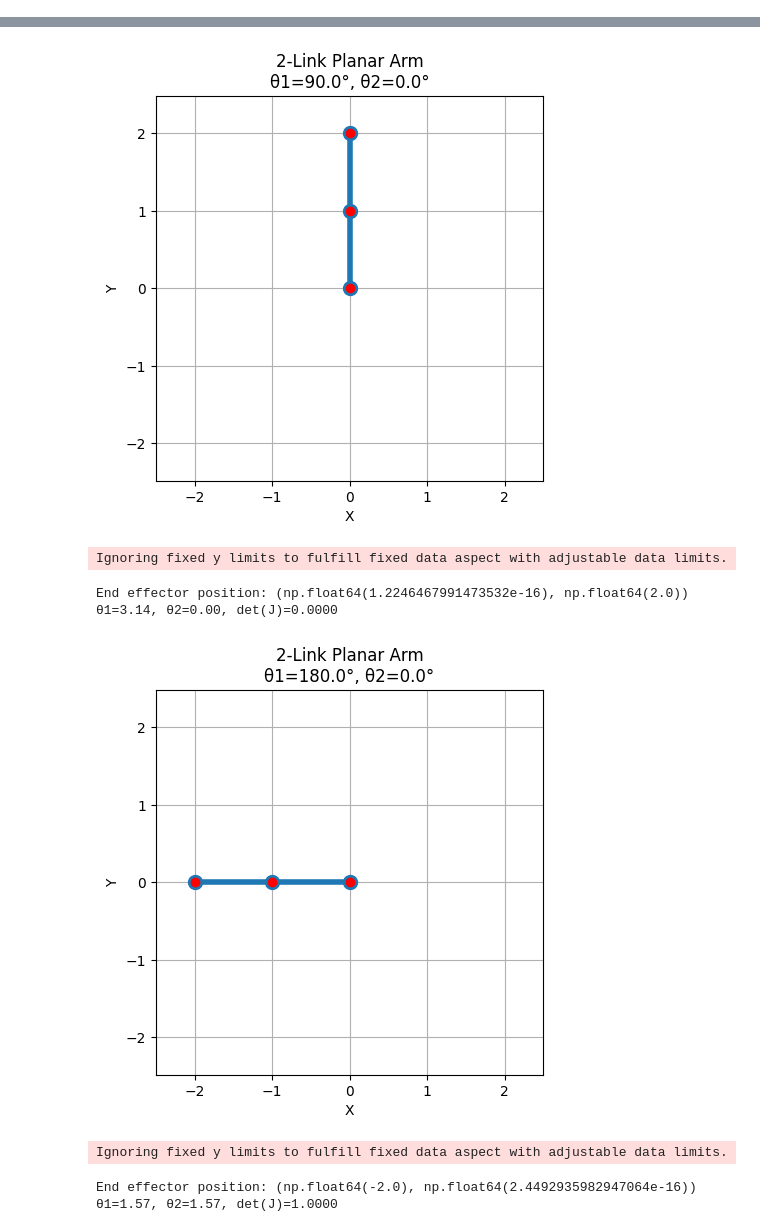
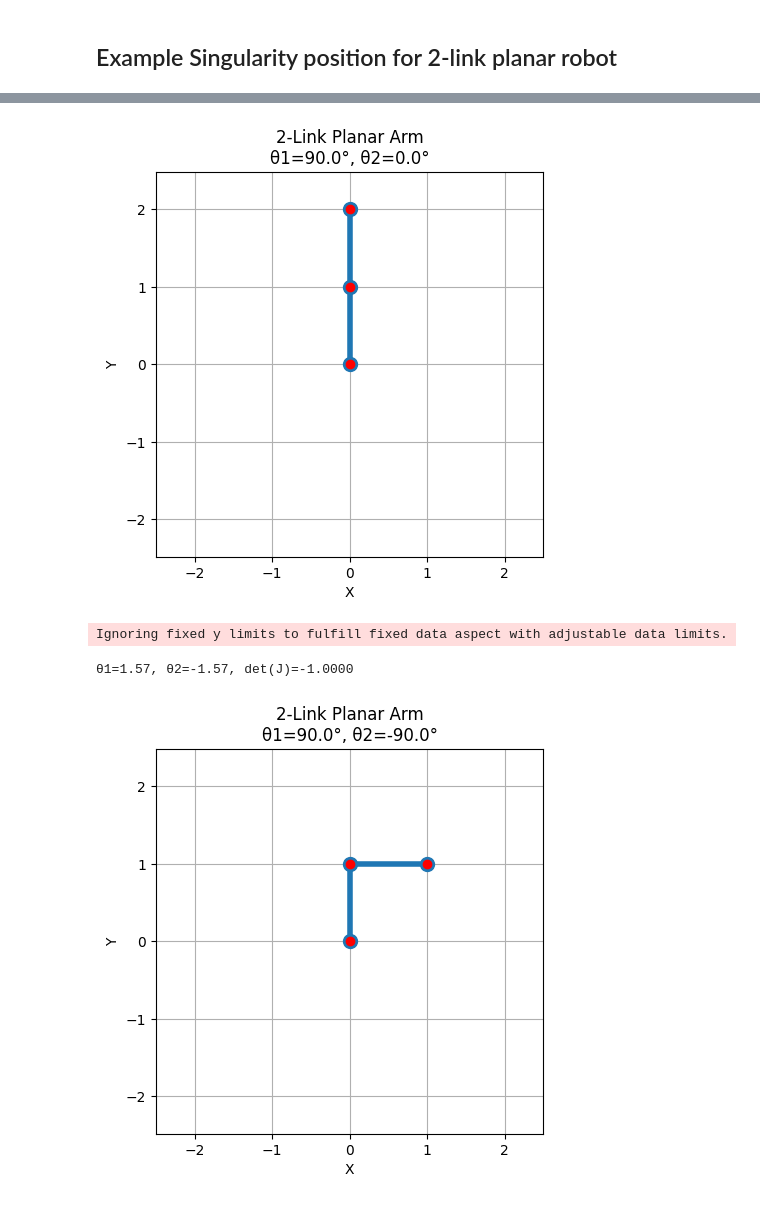
Before and after one commit to friackazoid/robot_trick, a Jupyter notebook: Singularity.ipynb, the cells around one changed output, grey strips where cells are left out. Drawn from its saved outputs; the diff is of its cells as text; code cells hidden in the pictures.

Commit message:
CHG: finish singularity

```diff
--- a/Singularity.ipynb
+++ b/Singularity.ipynb
@@ -65,19 +119,11 @@ End effector position: (np.float64(1.6730326074756159), np.float64(0.96592582628
+# %% [markdown]
+## Example Singularity position for 2-link planar robot
 # %%
-# Example: simple 2-link planar arm
-def jacobian(theta1, theta2, l1=1.0, l2=1.0):
-    J = np.array([
-        [-l1*np.sin(theta1) - l2*np.sin(theta1+theta2), -l2*np.sin(theta1+theta2)],
-        [ l1*np.cos(theta1) + l2*np.cos(theta1+theta2),  l2*np.cos(theta1+theta2)]
-    ])
-    return J
-
-# Sample a few joint angles and compute det(J)
-angles = [(0, 0), (np.pi/2, 0), (np.pi, 0), (np.pi/2, np.pi/2)]
+angles = [(0, 0), (np.pi/2, 0), (np.pi/2, -np.pi/2)]
 for th1, th2 in angles:
     J = jacobian(th1, th2)
     print(f"θ1={th1:.2f}, θ2={th2:.2f}, det(J)={np.linalg.det(J):.4f}")
     end_eff = plot_two_link_arm(theta1=th1, theta2=th2)
-    print("End effector position:", end_eff)
 # %% [output]
 Ignoring fixed y limits to fulfill fixed data aspect with adjustable data limits.
 θ1=0.00, θ2=0.00, det(J)=0.0000
@@ -87,9 +132,5 @@ End effector position: (np.float64(2.0), np.float64(0.0))
 θ1=1.57, θ2=0.00, det(J)=0.0000
 [figure]
 Ignoring fixed y limits to fulfill fixed data aspect with adjustable data limits.
-End effector position: (np.float64(1.2246467991473532e-16), np.float64(2.0))
-θ1=3.14, θ2=0.00, det(J)=0.0000
+θ1=1.57, θ2=-1.57, det(J)=-1.0000
-[figure, old version]
+[figure, new version]
-Ignoring fixed y limits to fulfill fixed data aspect with adjustable data limits.
-End effector position: (np.float64(-2.0), np.float64(2.4492935982947064e-16))
-θ1=1.57, θ2=1.57, det(J)=1.0000
```
Also changed, not shown: parts of 19 cells of this notebook.
